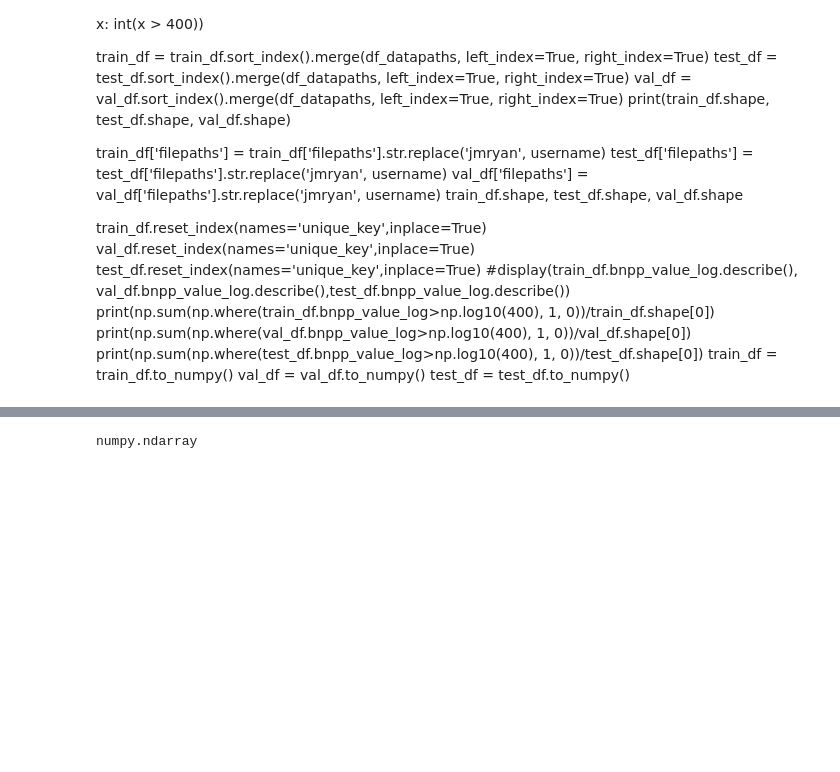
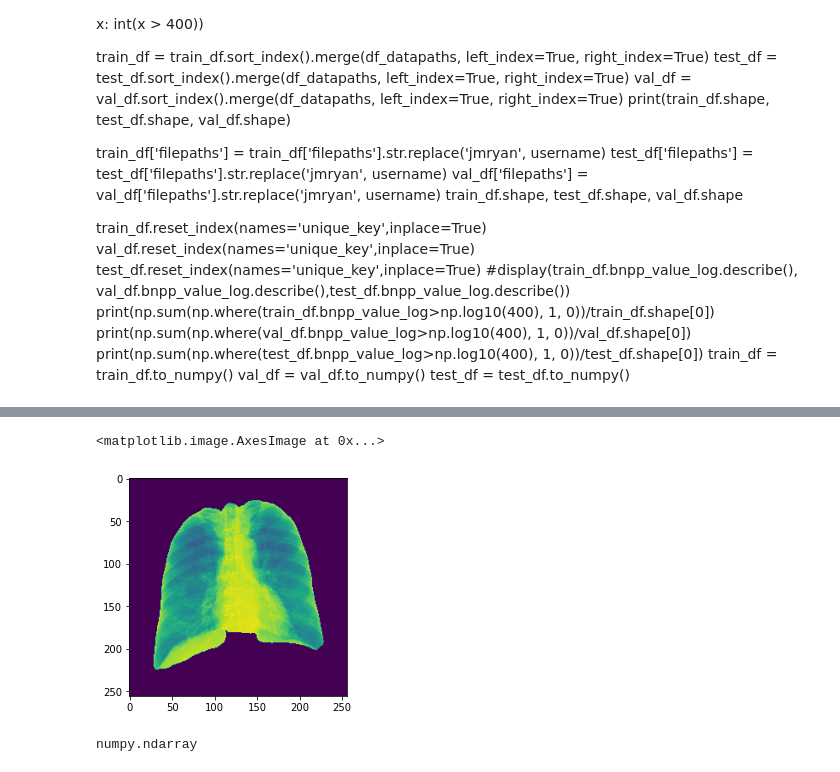
Before and after one commit to ddav118/DSC-180B, a Jupyter notebook: Final.ipynb, the cells around one changed output, grey strips where cells are left out. Cells and saved outputs as stored; diff of their text form; code cells hidden in the pictures; blank space fills up the shorter version.

```diff
--- a/Final.ipynb
+++ b/Final.ipynb
@@ -147,3 +148,8 @@ data = data.to_numpy()
+# %%
+plt.imshow(hf['training_images'][0])
+# %% [output]
+<matplotlib.image.AxesImage at 0x...>
+[figure, added]
 # %%
 class PreprocessedImageDataset(Dataset):
     def __init__(self, df, hf, transform=None, target_transform=None):
```
Also changed, not shown: parts of 11 cells of this notebook.
